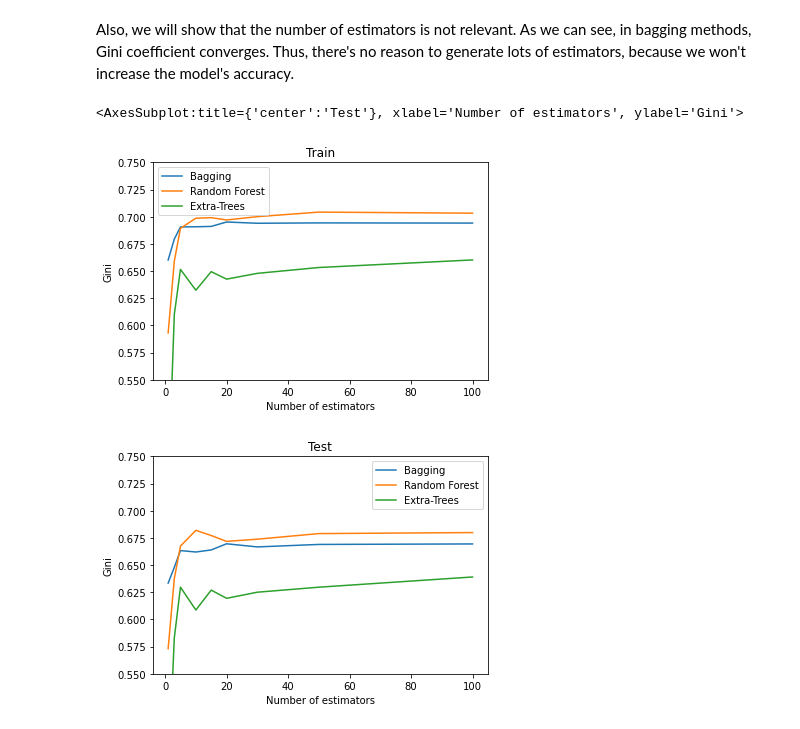
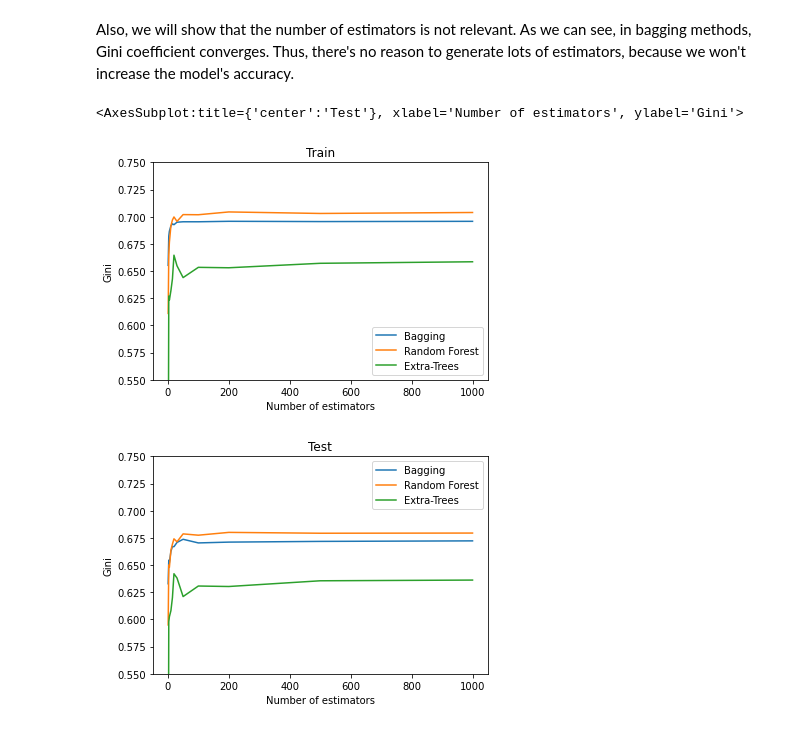
Before and after one commit to GinesMeca/TFG, a Jupyter notebook: notebooks/4. Bagging algorithms.ipynb, the cells around one changed output. Cells and saved outputs as stored; diff of their text form; code cells hidden in the pictures.

```diff
--- a/notebooks/4. Bagging algorithms.ipynb
+++ b/notebooks/4. Bagging algorithms.ipynb
@@ -56,7 +56,7 @@ test = weather[weather.Date >= test_date].fillna(-1)
 #We generate our Bagging algorithms:
 tree = DecisionTreeClassifier(max_depth = 5)
 metrics = {}
-for n_estimators in [1, 3, 5, 10, 15, 20, 30, 50, 100]:
+for n_estimators in [1, 3, 5, 10, 15, 20, 30, 50, 100, 200, 500, 1000]:
     start_time = time.time()
     model = BaggingClassifier(base_estimator = tree, n_estimators = n_estimators)
     model.fit(train[model_columns],train.RainTomorrow);
@@ -93,7 +98,7 @@ Now, we are interested in running Random Forest algorithm on the current dataset
 # %%
 #We generate our Random Forest algorithms:
 metrics = {}
-for n_estimators in [1, 3, 5, 10, 15, 20, 30, 50, 100]:
+for n_estimators in [1, 3, 5, 10, 15, 20, 30, 50, 100, 200, 500, 1000]:
     start_time = time.time()
     model = RandomForestClassifier(n_estimators = n_estimators, max_depth = 5, max_features = 'sqrt')
     model.fit(train[model_columns],train.RainTomorrow);
@@ -130,7 +140,7 @@ We will repeat the objective: evaluate 'RainTomorrow' predictions that it offers
 # %%
 #We generate our Extra-Trees algorithms:
 metrics = {}
-for n_estimators in [1, 3, 5, 10, 15, 20, 30, 50, 100]:
+for n_estimators in [1, 3, 5, 10, 15, 20, 30, 50, 100, 200, 500, 1000]:
     start_time = time.time()
     model = ExtraTreesClassifier(n_estimators = n_estimators, max_depth = 5, max_features = 'sqrt')
     model.fit(train[model_columns],train.RainTomorrow);
@@ -175,15 +190,15 @@ Also, we will show that the number of estimators is not relevant. As we can see,
 # %%
 GINITRAIN = pd.DataFrame({'Bagging': list(metrics_bag.Train_Gini.values),
               'Random Forest': list(metrics_RF.Train_Gini.values),
-              'Extra-Trees': list(metrics_ET.Train_Gini.values)}, index = [1, 3, 5, 10, 15, 20, 30, 50, 100])
+              'Extra-Trees': list(metrics_ET.Train_Gini.values)}, index = [1, 3, 5, 10, 15, 20, 30, 50, 100, 200, 500, 1000])
 
 GINITEST = pd.DataFrame({'Bagging': list(metrics_bag.Test_Gini.values),
               'Random Forest': list(metrics_RF.Test_Gini.values),
-              'Extra-Trees': list(metrics_ET.Test_Gini.values)}, index = [1, 3, 5, 10, 15, 20, 30, 50, 100])
+              'Extra-Trees': list(metrics_ET.Test_Gini.values)}, index = [1, 3, 5, 10, 15, 20, 30, 50, 100, 200, 500, 1000])
 
 GINITRAIN.plot(ylim = [0.55,0.75], xlabel = 'Number of estimators', ylabel = 'Gini', title = 'Train')
 GINITEST.plot(ylim = [0.55,0.75], xlabel = 'Number of estimators', ylabel = 'Gini', title = 'Test')
 # %% [output]
 <AxesSubplot:title={'center':'Test'}, xlabel='Number of estimators', ylabel='Gini'>
-[figure, old version]
+[figure, new version]
-[figure, old version]
+[figure, new version]
```
Also changed, not shown: parts of 6 cells of this notebook, 2 other files.
